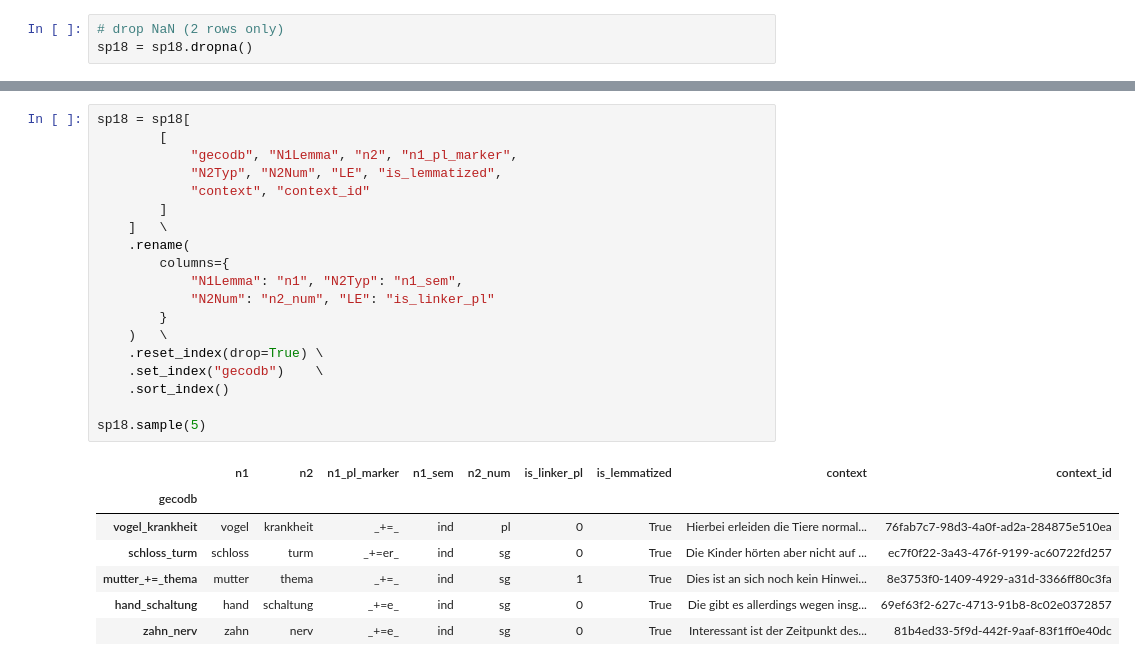
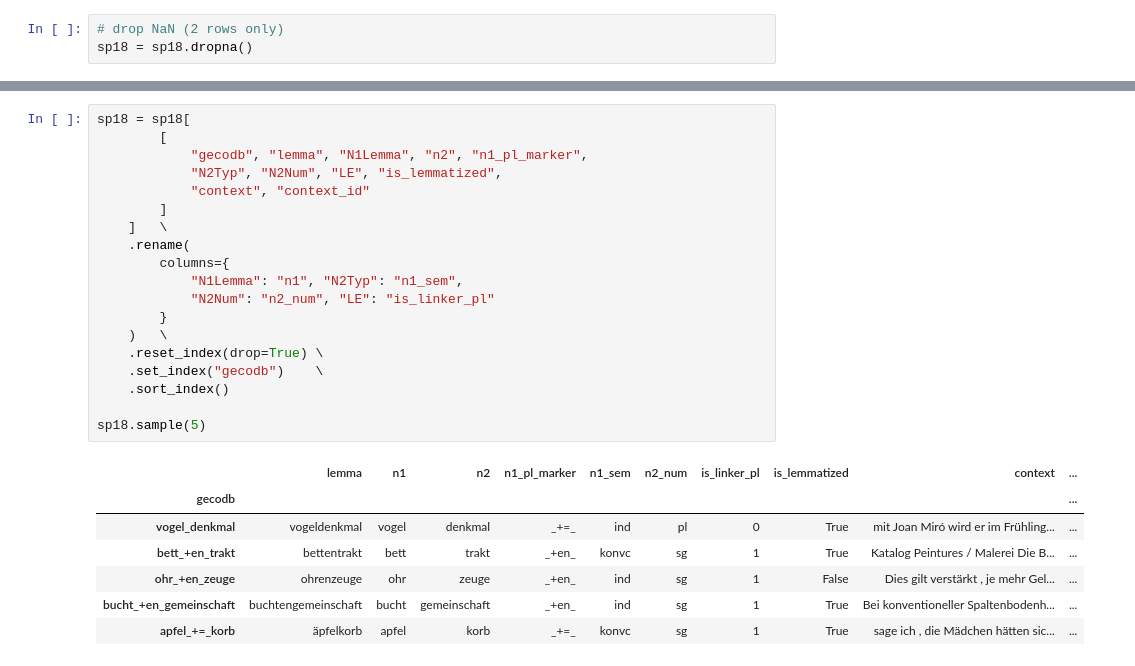
Before and after one commit to maxschmaltz/DieKonstraints, a Jupyter notebook: data_utils/test.ipynb, the cells around one changed output, grey strips where cells are left out. Saved outputs shown, nothing was run; the diff lists cells and outputs as text.

```diff
--- a/data_utils/test.ipynb
+++ b/data_utils/test.ipynb
@@ -331,30 +405,30 @@ sp18.head()
 # %%
 sp18 = sp18[
         [
-            "gecodb", "N1Lemma", "n2", "n1_pl_marker",
+            "gecodb", "lemma", "N1Lemma", "n2", "n1_pl_marker",
             "N2Typ", "N2Num", "LE", "is_lemmatized",
             "context", "context_id"
         ]
     ]   \
     .rename(
         columns={
             "N1Lemma": "n1", "N2Typ": "n1_sem",
             "N2Num": "n2_num", "LE": "is_linker_pl"
         }
     )   \
     .reset_index(drop=True) \
     .set_index("gecodb")    \
     .sort_index()
 
 sp18.sample(5)
 # %% [output]
-|  | n1 | n2 | n1_pl_marker | n1_sem | n2_num | is_linker_pl | is_lemmatized | context | context_id |
-| gecodb |  |  |  |  |  |  |  |  |  |
-| vogel_krankheit | vogel | krankheit | _+=_ | ind | pl | 0 | True | Hierbei erleiden die Tiere normal... | 76fab7c7-98d3-4a0f-ad2a-284875e510ea |
-| schloss_turm | schloss | turm | _+=er_ | ind | sg | 0 | True | Die Kinder hörten aber nicht auf ... | ec7f0f22-3a43-476f-9199-ac60722fd257 |
-| mutter_+=_thema | mutter | thema | _+=_ | ind | sg | 1 | True | Dies ist an sich noch kein Hinwei... | 8e3753f0-1409-4929-a31d-3366ff80c3fa |
-| hand_schaltung | hand | schaltung | _+=e_ | ind | sg | 0 | True | Die gibt es allerdings wegen insg... | 69ef63f2-627c-4713-91b8-8c02e0372857 |
-| zahn_nerv | zahn | nerv | _+=e_ | ind | sg | 0 | True | Interessant ist der Zeitpunkt des... | 81b4ed33-5f9d-442f-9aaf-83f1ff0e40dc |
+|  | lemma | n1 | n2 | n1_pl_marker | n1_sem | n2_num | is_linker_pl | is_lemmatized | context | ... |
+| gecodb |  |  |  |  |  |  |  |  |  | ... |
+| vogel_denkmal | vogeldenkmal | vogel | denkmal | _+=_ | ind | pl | 0 | True | mit Joan Miró wird er im Frühling... | ... |
+| bett_+en_trakt | bettentrakt | bett | trakt | _+en_ | konvc | sg | 1 | True | Katalog Peintures / Malerei Die B... | ... |
+| ohr_+en_zeuge | ohrenzeuge | ohr | zeuge | _+en_ | ind | sg | 1 | False | Dies gilt verstärkt , je mehr Gel... | ... |
+| bucht_+en_gemeinschaft | buchtengemeinschaft | bucht | gemeinschaft | _+en_ | ind | sg | 1 | True | Bei konventioneller Spaltenbodenh... | ... |
+| apfel_+=_korb | äpfelkorb | apfel | korb | _+=_ | konvc | sg | 1 | True | sage ich , die Mädchen hätten sic... | ... |
 # %%
 # From here on, we will have two versions of the dataset
 # because reliable deduplication and detection of contrastive Sg-Pl pairs
```
Also changed, not shown: parts of 30 cells of this notebook, 6 other files.
